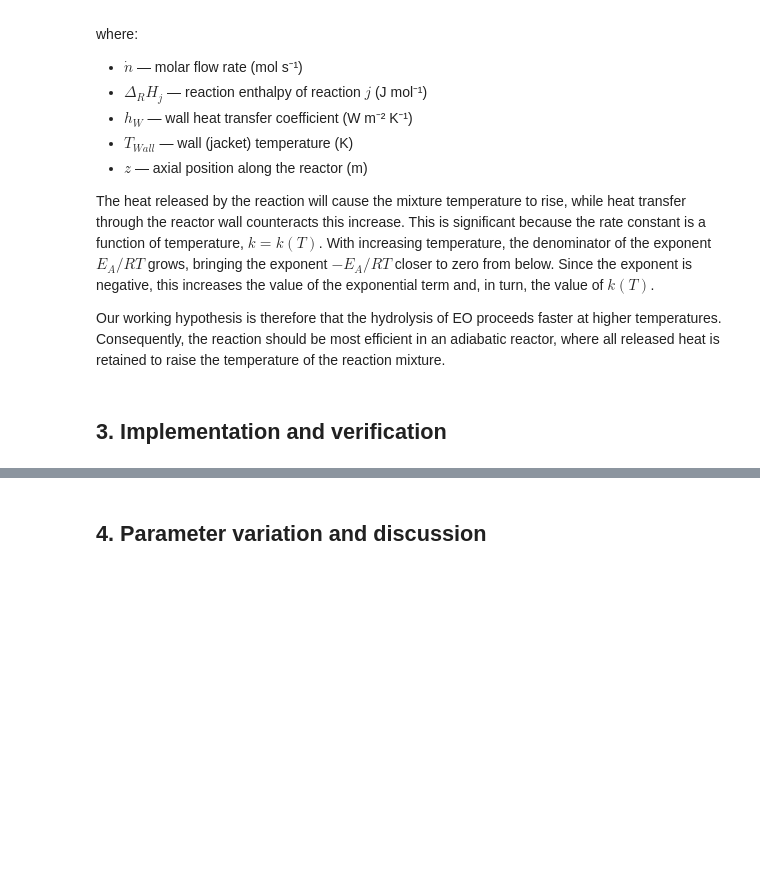
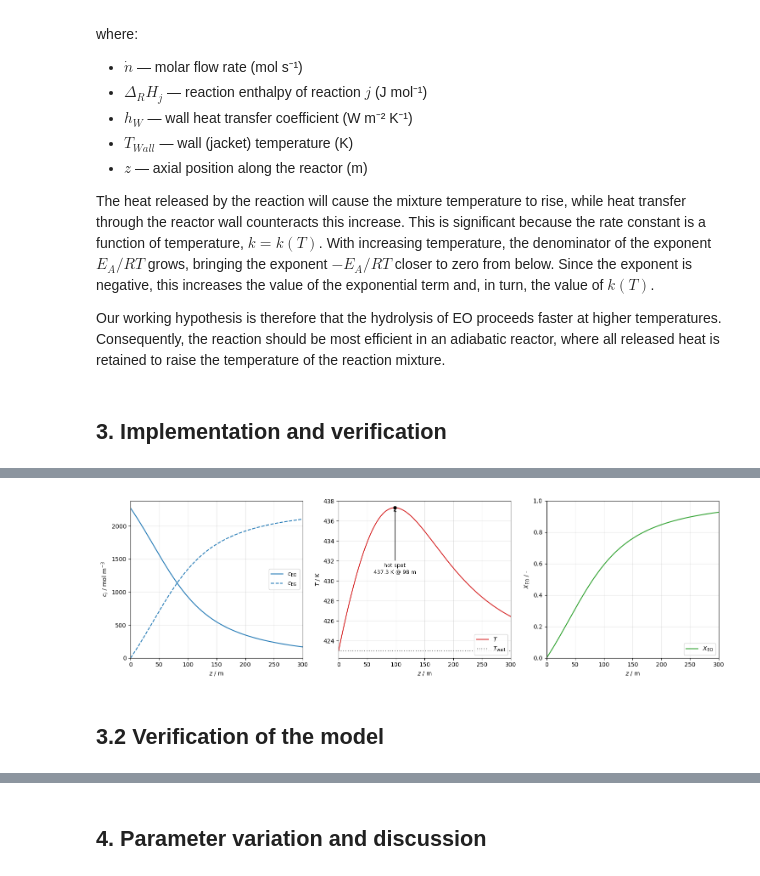
Before and after one commit to PeterSchoenung/CRE3-Assignment-3, a Jupyter notebook: CRT_3_assignment_3_26_Group_5.ipynb, the cells around one changed output, grey strips where cells are left out. Saved outputs shown, nothing was run; the diff lists cells and outputs as text; code cells hidden in the pictures; blank space fills up the shorter version.

Commit message:
Mathematical reasoning started, basic case implementation done, mathematical verification done

```diff
--- a/CRT_3_assignment_3_26_Group_5.ipynb
+++ b/CRT_3_assignment_3_26_Group_5.ipynb
@@ -127,0 +250,41 @@ Our working hypothesis is therefore that the hydrolysis of EO proceeds faster at
+# %%
+# ============================================================
+# Section 3 — Visualization of the default case
+# ============================================================
+# Three panels along the reactor axis z:
+#   (1) species concentrations, (2) temperature with hot spot,
+#   (3) EO conversion. Axes are labelled as "symbol / unit".
+
+fig, (ax1, ax2, ax3) = plt.subplots(1, 3, figsize=(15, 4.5))
+
+# --- (1) Concentration profiles ---
+ax1.plot(z_grid, c_EO, color="tab:blue", label=r"$c_\mathrm{EO}$")
+ax1.plot(z_grid, c_EG, color="tab:blue", ls="--", label=r"$c_\mathrm{EG}$")
+ax1.set(xlabel=r"$z$ / m", ylabel=r"$c_i$ / mol m$^{-3}$")
+ax1.set_xlim(0, L); ax1.set_ylim(bottom=0)
+ax1.legend(); ax1.grid(alpha=0.3)
+
+# --- (2) Temperature profile with hot spot ---
+i_hot = np.argmax(T)
+ax2.plot(z_grid, T, color="tab:red", label=r"$T$")
+ax2.axhline(T_wall, color="gray", ls=":", label=r"$T_\mathrm{wall}$")
+ax2.plot(z_grid[i_hot], T[i_hot], "o", color="black", ms=5)
+ax2.annotate(f"hot spot\n{T[i_hot]:.1f} K @ {z_grid[i_hot]:.0f} m",
+                 xy=(z_grid[i_hot], T[i_hot]),          # arrow tip = hot spot
+                 xytext=(z_grid[i_hot], T[i_hot] - 5.5),  # text directly below, same z
+                 ha="center", va="top",                 # centred under the point
+                 arrowprops=dict(arrowstyle="->", color="black"), fontsize=9)
+ax2.set(xlabel=r"$z$ / m", ylabel=r"$T$ / K")
+ax2.set_xlim(0, L); ax2.legend(loc="lower right"); ax2.grid(alpha=0.3)
+
+# --- (3) Conversion profile ---
+ax3.plot(z_grid, X_EO, color="tab:green", label=r"$X_\mathrm{EO}$")
+ax3.set(xlabel=r"$z$ / m", ylabel=r"$X_\mathrm{EO}$ / -")
+ax3.set_xlim(0, L); ax3.set_ylim(0, 1)
+ax3.legend(loc="lower right"); ax3.grid(alpha=0.3)
+
+fig.tight_layout()
+# %% [output]
+[figure, added]
+# %% [markdown]
+## 3.2 Verification of the model
```
Also changed, not shown: parts of 14 cells of this notebook.
